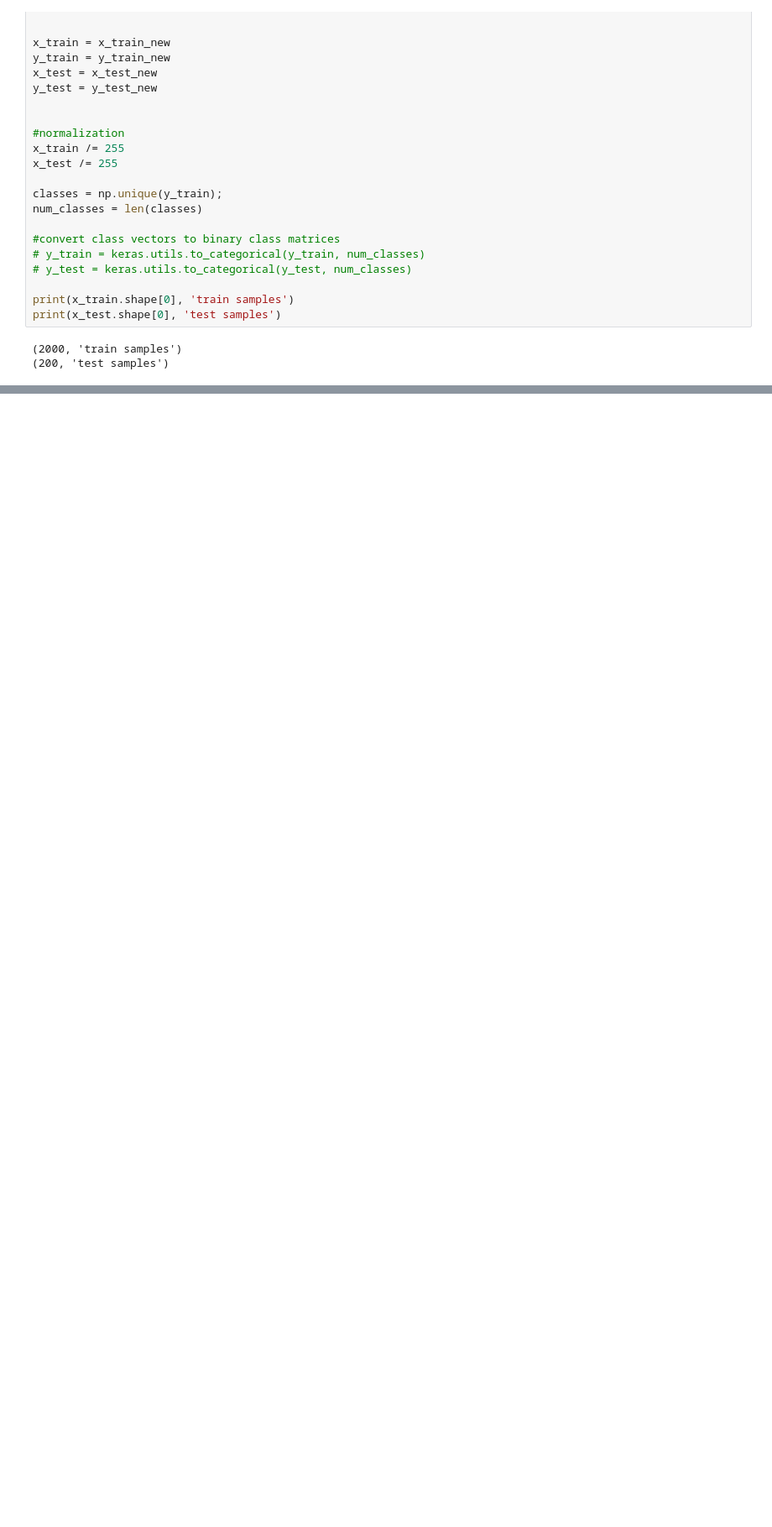
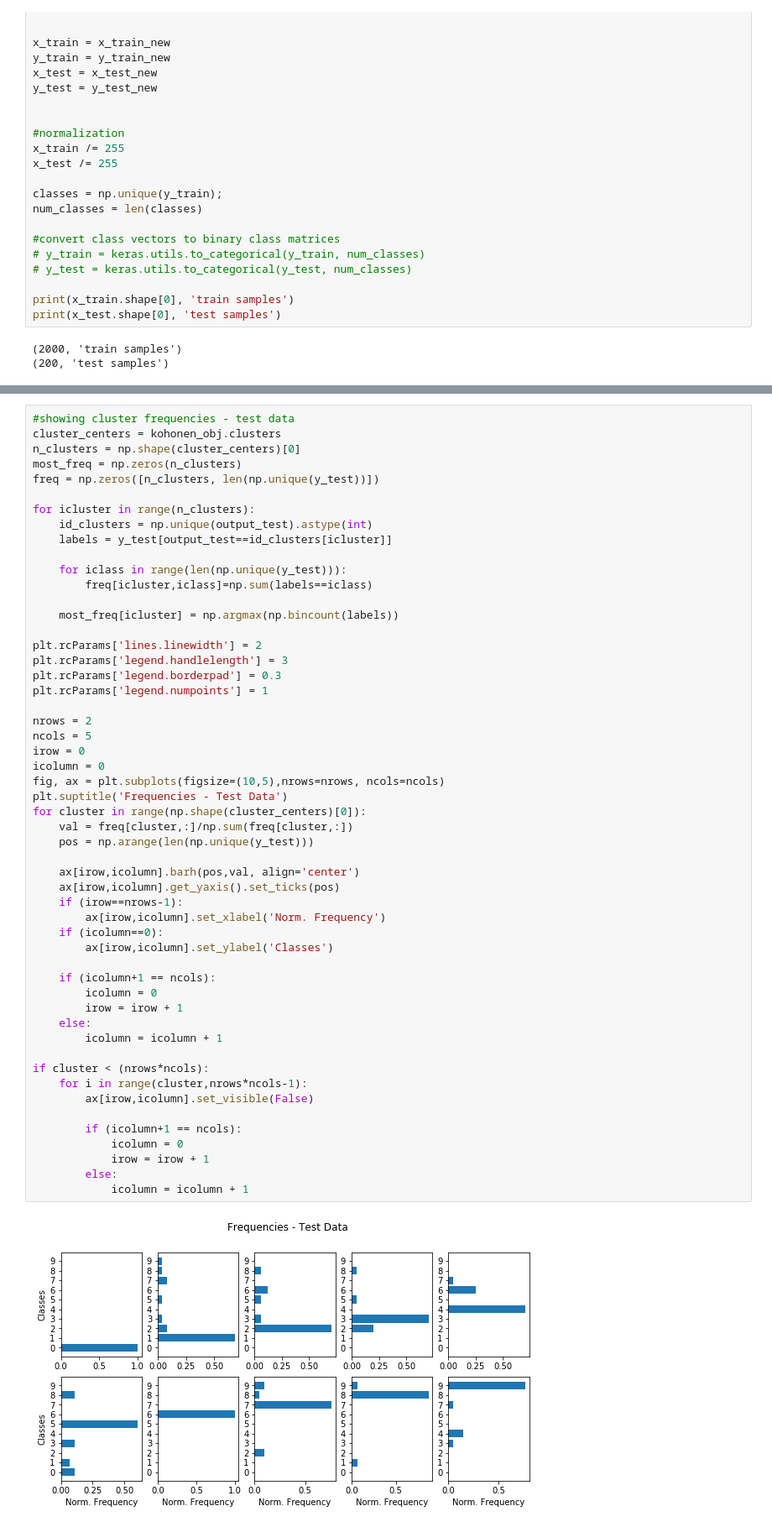
Before and after one commit to hellenlima/NN_unsup, a Jupyter notebook: MNIST_KohonenSup.ipynb, the cells around one changed output, grey strips where cells are left out. Shown at 84% size. Cells and saved outputs as stored; diff of their text form; blank space fills up the shorter version.

```diff
--- a/MNIST_KohonenSup.ipynb
+++ b/MNIST_KohonenSup.ipynb
@@ -213,0 +220,55 @@ if cluster < (nrows*ncols):
+# %%
+#showing cluster frequencies - test data
+cluster_centers = kohonen_obj.clusters
+n_clusters = np.shape(cluster_centers)[0]
+most_freq = np.zeros(n_clusters)
+freq = np.zeros([n_clusters, len(np.unique(y_test))])
+
+for icluster in range(n_clusters):
+    id_clusters = np.unique(output_test).astype(int)
+    labels = y_test[output_test==id_clusters[icluster]]
+
+    for iclass in range(len(np.unique(y_test))):
+        freq[icluster,iclass]=np.sum(labels==iclass)
+
+    most_freq[icluster] = np.argmax(np.bincount(labels))
+
+plt.rcParams['lines.linewidth'] = 2
+plt.rcParams['legend.handlelength'] = 3
+plt.rcParams['legend.borderpad'] = 0.3
+plt.rcParams['legend.numpoints'] = 1
+
+nrows = 2
+ncols = 5
+irow = 0
+icolumn = 0
+fig, ax = plt.subplots(figsize=(10,5),nrows=nrows, ncols=ncols)
+plt.suptitle('Frequencies - Test Data')
+for cluster in range(np.shape(cluster_centers)[0]):
+    val = freq[cluster,:]/np.sum(freq[cluster,:])
+    pos = np.arange(len(np.unique(y_test)))
+
+    ax[irow,icolumn].barh(pos,val, align='center')
+    ax[irow,icolumn].get_yaxis().set_ticks(pos)
+    if (irow==nrows-1):
+        ax[irow,icolumn].set_xlabel('Norm. Frequency')
+    if (icolumn==0):
+        ax[irow,icolumn].set_ylabel('Classes')
+
+    if (icolumn+1 == ncols):
+        icolumn = 0
+        irow = irow + 1
+    else:
+        icolumn = icolumn + 1
+
+if cluster < (nrows*ncols):
+    for i in range(cluster,nrows*ncols-1):
+        ax[irow,icolumn].set_visible(False)
+
+        if (icolumn+1 == ncols):
+            icolumn = 0
+            irow = irow + 1
+        else:
+            icolumn = icolumn + 1
+# %% [output]
+[figure, added]
```
Also changed, not shown: parts of 5 cells of this notebook, 4 other files.
